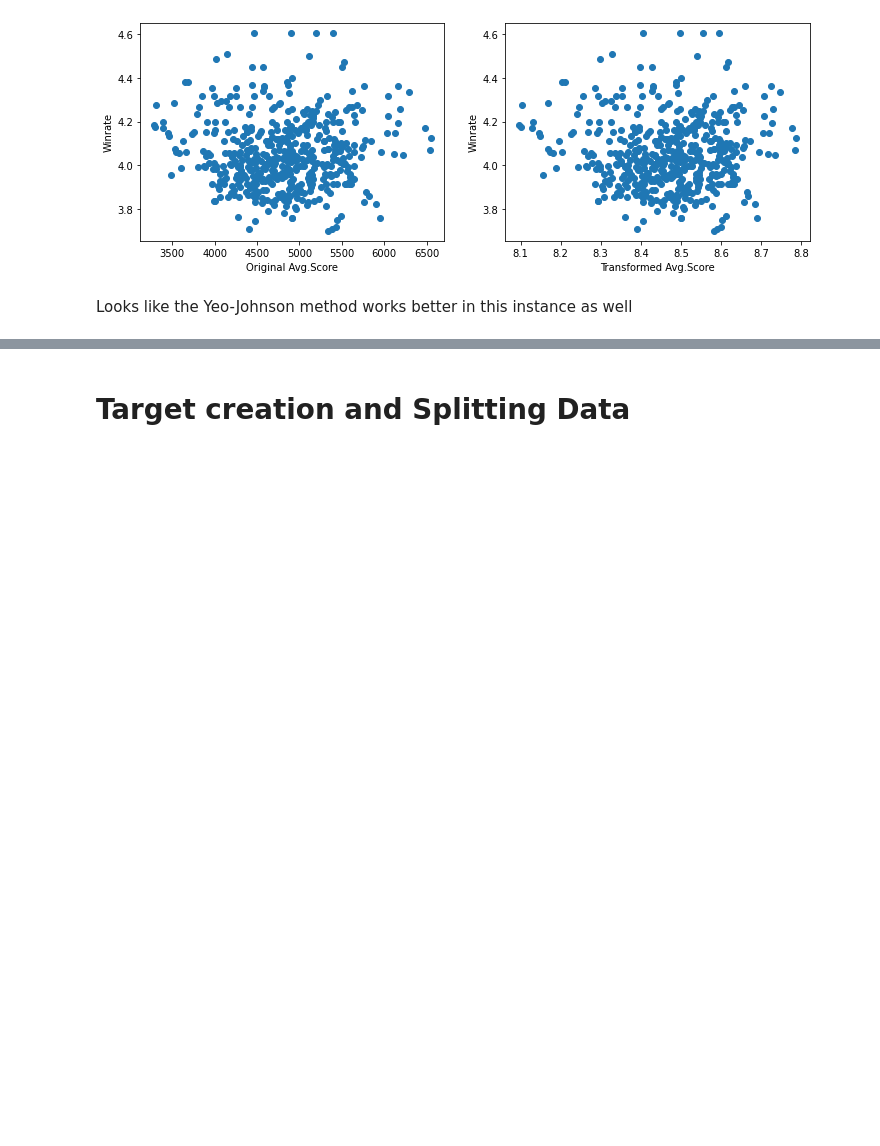
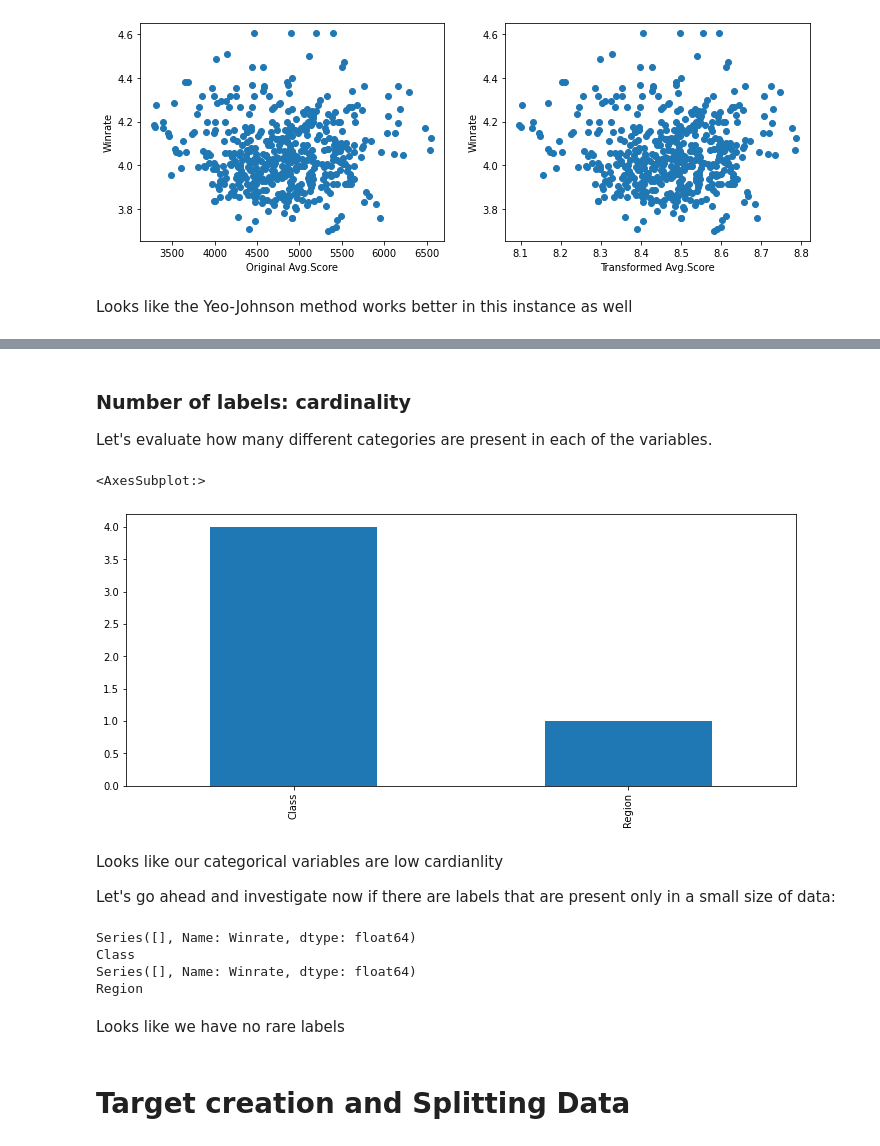
Before and after one commit to ericyeonpark/valorant-top500-analysis, a Jupyter notebook: notebooks/Valorant_Top_500_analysis.ipynb, the cells around one changed output, grey strips where cells are left out. Saved outputs shown, nothing was run; the diff lists cells and outputs as text; code cells hidden in the pictures; blank space fills up the shorter version.

Commit message:
added more categorical variable analysis to the notebook

```diff
--- a/notebooks/Valorant_Top_500_analysis.ipynb
+++ b/notebooks/Valorant_Top_500_analysis.ipynb
@@ -317,3 +329,42 @@ Looks like the Yeo-Johnson method works better in this instance as well
+# %% [markdown]
+### Number of labels: cardinality
+
+Let's evaluate how many different categories are present in each of the variables.
+# %%
+# we count unique categories with pandas unique()
+# and then plot them in descending order
+
+df[cat_vars].nunique().sort_values(ascending=False).plot.bar(figsize=(12,5))
+# %% [output]
+<AxesSubplot:>
+[figure, added]
+# %% [markdown]
+Looks like our categorical variables are low cardianlity
+
+Let's go ahead and investigate now if there are labels that are present only in a small size of data:
+# %%
+def analyse_rare_labels(df, var, rare_perc):
+    df = df.copy()
+
+    # determine the % of observations per category
+    tmp = df.groupby(var)['Winrate'].count() / len(df)
+
+    # return categories that are rare
+    return tmp[tmp < rare_perc]
+
+# print categories that are present in less than
+# 1 % of the observations
+
+for var in cat_vars:
+    print(analyse_rare_labels(df, var, 0.01))
+    print(var)
+# %% [output]
+Series([], Name: Winrate, dtype: float64)
+Class
+Series([], Name: Winrate, dtype: float64)
+Region
+# %% [markdown]
+Looks like we have no rare labels
 # %% [markdown]
 # Target creation and Splitting Data
 # %%
```
Also changed, not shown: parts of 4 cells of this notebook.
